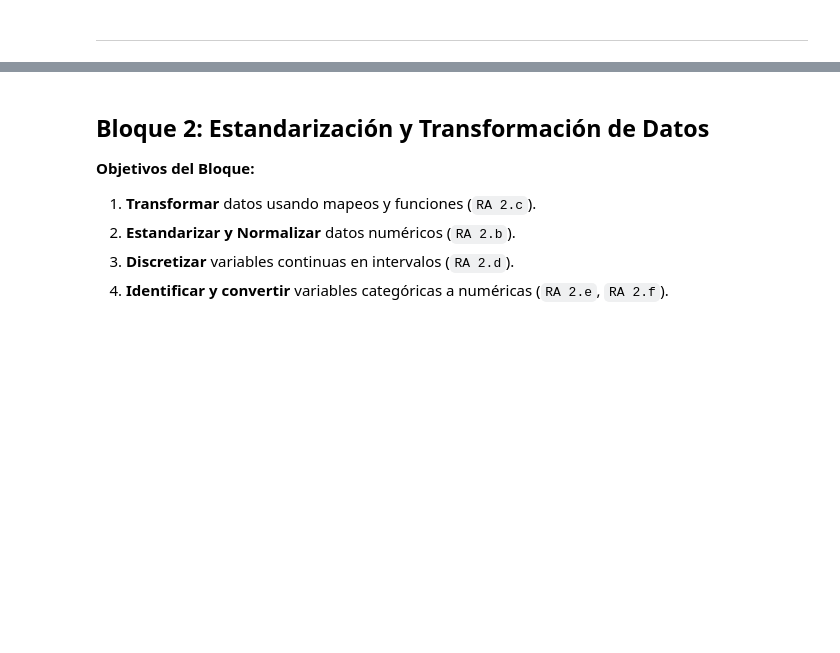
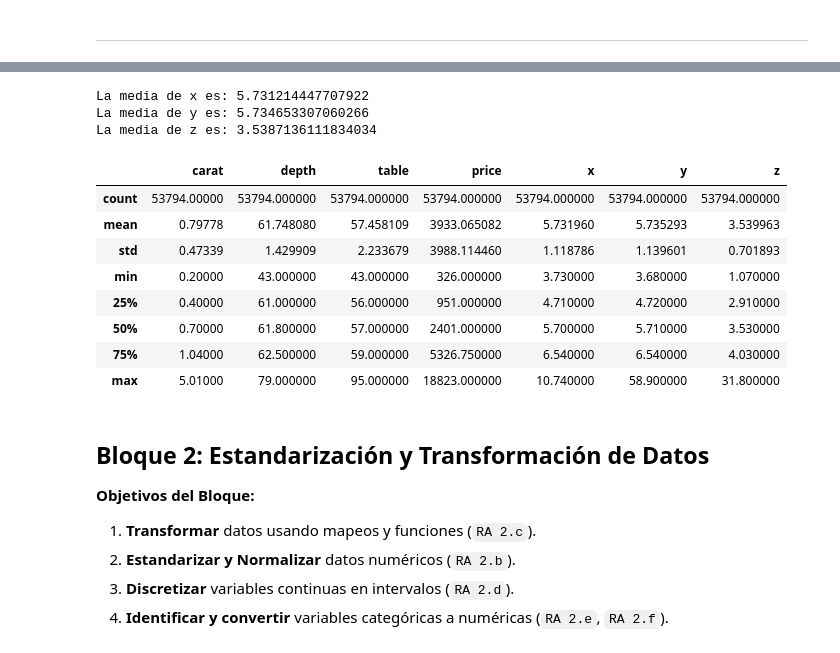
Before and after one commit to jmrodriguez2552/CEDAPY_25_26, a Jupyter notebook: ANALISIS_DATOS_PYTHON/NOTEBOOKS/5101_UT-3_Limpieza_y_estandarizacion.ipynb, the cells around one changed output, grey strips where cells are left out. Saved outputs shown, nothing was run; the diff lists cells and outputs as text; code cells hidden in the pictures; blank space fills up the shorter version.

```diff
--- a/ANALISIS_DATOS_PYTHON/NOTEBOOKS/5101_UT-3_Limpieza_y_estandarizacion.ipynb
+++ b/ANALISIS_DATOS_PYTHON/NOTEBOOKS/5101_UT-3_Limpieza_y_estandarizacion.ipynb
@@ -366,0 +430,4 @@ Datos con email único:
+# %%
+df_diamantes_limpio = df_diamantes.copy()
+df_diamantes_limpio = df_diamantes_limpio.drop_duplicates()
+df_diamantes_limpio.info()
@@ -367,3 +452,28 @@ Datos con email único:
+# %%
+media_x = df_diamantes_limpio['x'].mean()
+print(f"La media de x es: {media_x}")
+media_y = df_diamantes_limpio['y'].mean()
+print(f"La media de y es: {media_y}")
+media_z = df_diamantes_limpio['z'].mean()
+print(f"La media de z es: {media_z}")
+
+df_diamantes_limpio['x'] = df_diamantes_limpio['x'].replace(0, media_x)
+df_diamantes_limpio['y'] = df_diamantes_limpio['y'].replace(0, media_y)
+df_diamantes_limpio['z'] = df_diamantes_limpio['z'].replace(0, media_z)
+df_diamantes_limpio.describe()
+# %% [output]
+La media de x es: 5.731214447707922
+La media de y es: 5.734653307060266
+La media de z es: 3.5387136111834034
+|  | carat | depth | table | price | x | y | z |
+| count | 53794.00000 | 53794.000000 | 53794.000000 | 53794.000000 | 53794.000000 | 53794.000000 | 53794.000000 |
+| mean | 0.79778 | 61.748080 | 57.458109 | 3933.065082 | 5.731960 | 5.735293 | 3.539963 |
+| std | 0.47339 | 1.429909 | 2.233679 | 3988.114460 | 1.118786 | 1.139601 | 0.701893 |
+| min | 0.20000 | 43.000000 | 43.000000 | 326.000000 | 3.730000 | 3.680000 | 1.070000 |
+| 25% | 0.40000 | 61.000000 | 56.000000 | 951.000000 | 4.710000 | 4.720000 | 2.910000 |
+| 50% | 0.70000 | 61.800000 | 57.000000 | 2401.000000 | 5.700000 | 5.710000 | 3.530000 |
+| 75% | 1.04000 | 62.500000 | 59.000000 | 5326.750000 | 6.540000 | 6.540000 | 4.030000 |
+| max | 5.01000 | 79.000000 | 95.000000 | 18823.000000 | 10.740000 | 58.900000 | 31.800000 |
 # %% [markdown]
 ## Bloque 2: Estandarización y Transformación de Datos
 
```
Also changed, not shown: parts of 12 cells of this notebook.
